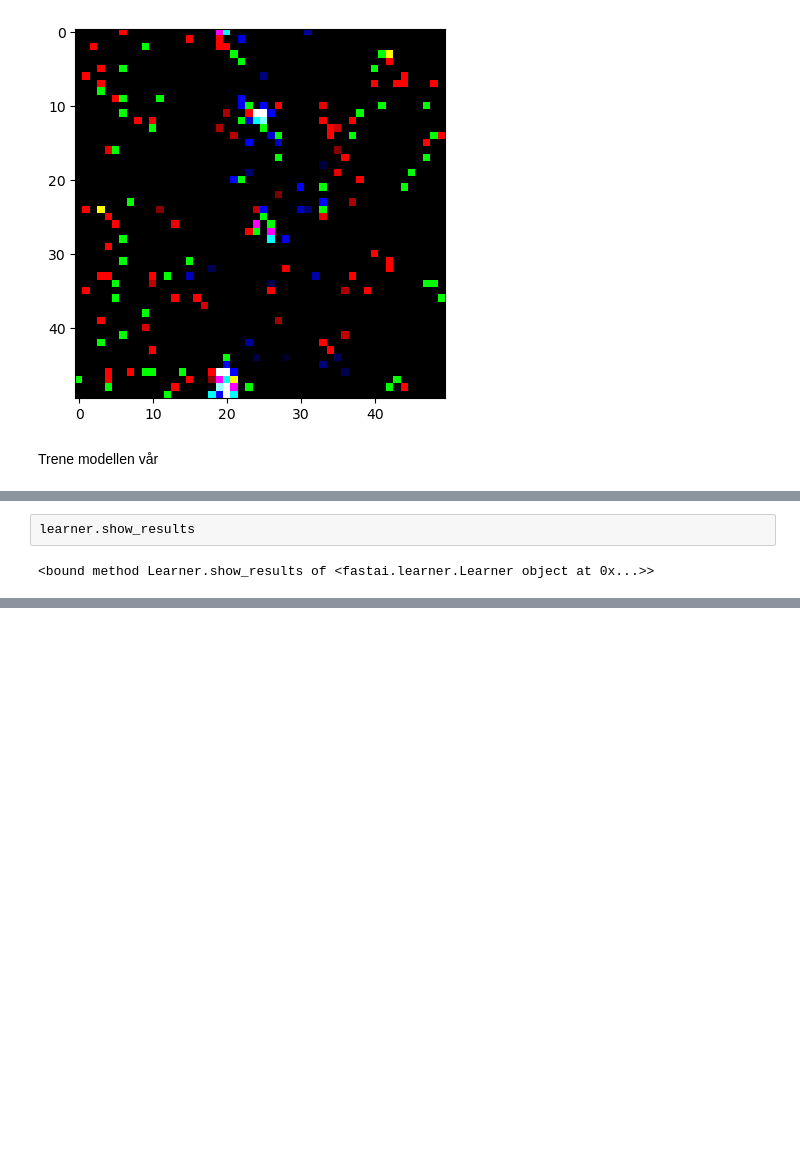
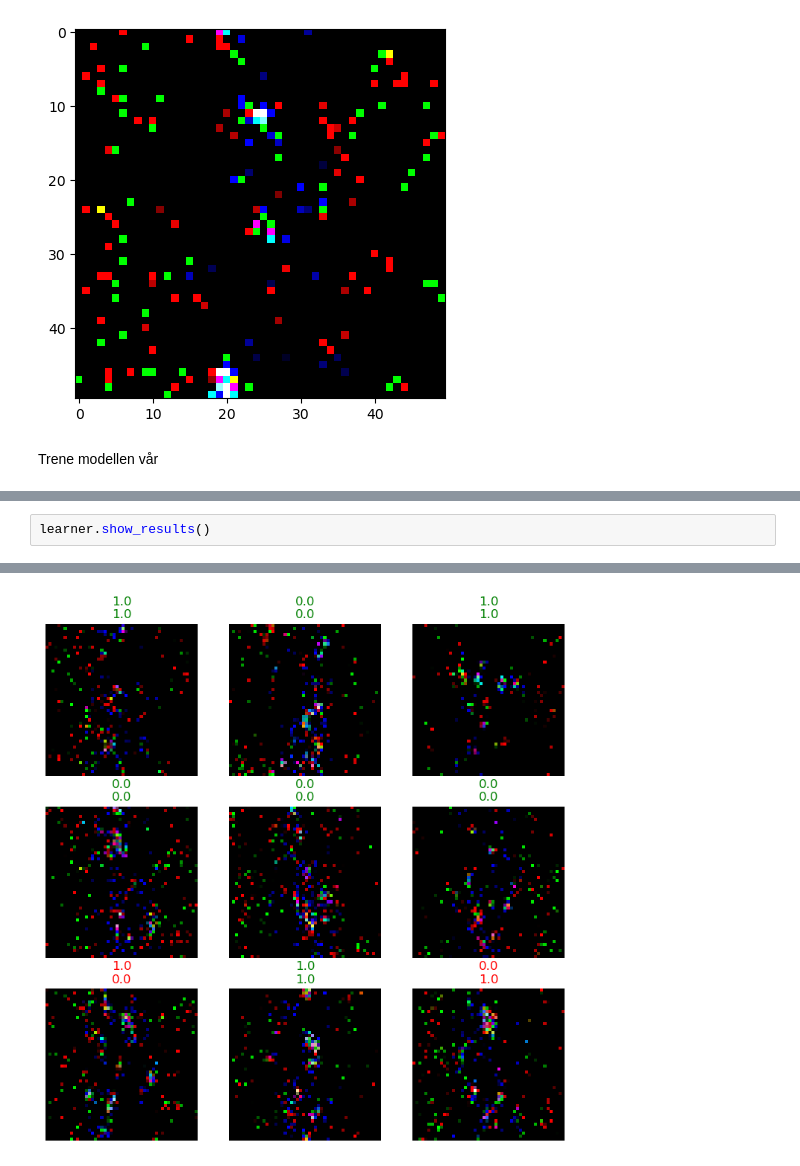
Before and after one commit to iRootTsar/Optimazing-klassification-of-ATLAS-detector-data--CERN-, a Jupyter notebook: notebooks/fast.ai/firstModell.ipynb, the cells around one changed output, grey strips where cells are left out. Drawn from its saved outputs; the diff is of its cells as text; blank space fills up the shorter version.

```diff
--- a/notebooks/fast.ai/firstModell.ipynb
+++ b/notebooks/fast.ai/firstModell.ipynb
@@ -93,4 +105,3 @@ learner.fine_tune(3)
 # %%
-learner.show_results
+learner.show_results()
 # %% [output]
-<bound method Learner.show_results of <fastai.learner.Learner object at 0x...>>
@@ -96,0 +109 @@ learner.show_results
+[figure, added]
```
Also changed, not shown: parts of 4 cells of this notebook.
